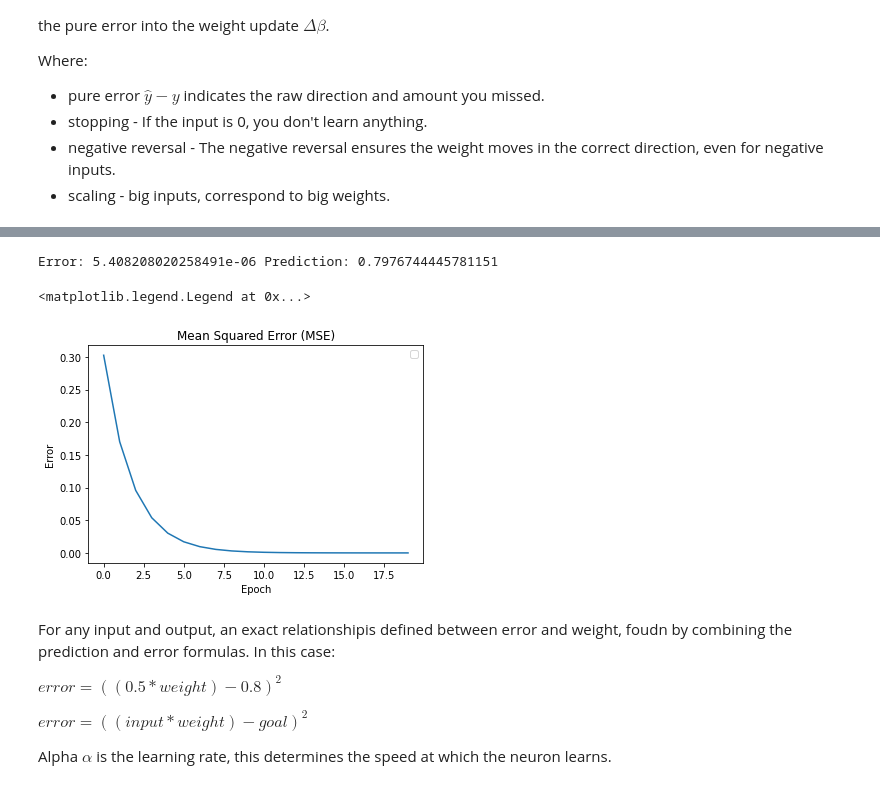
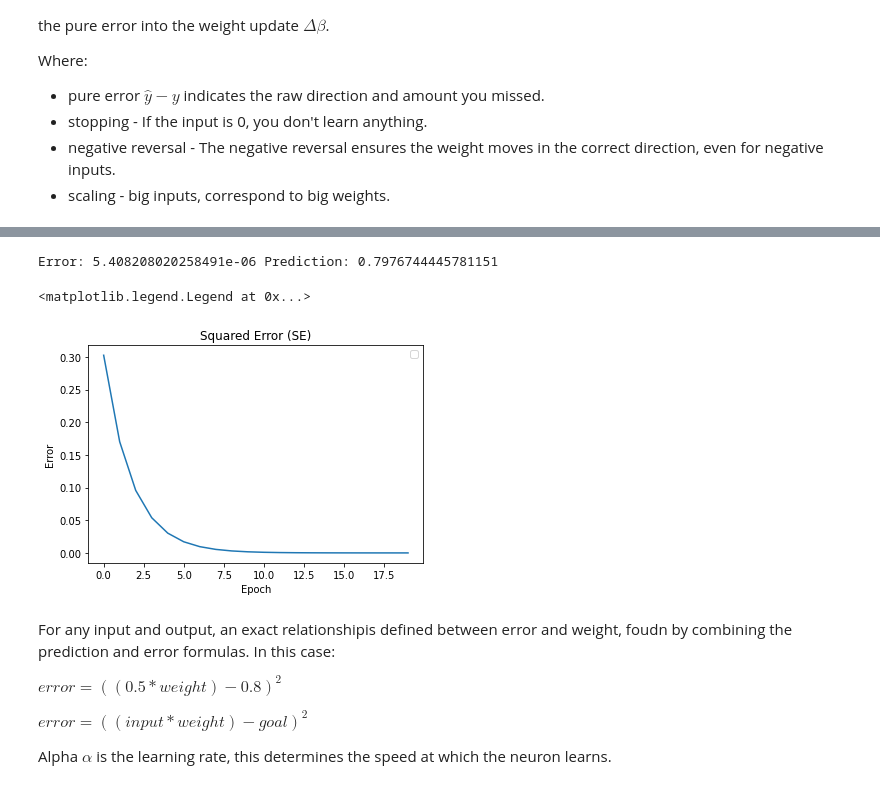
Before and after one commit to woodRock/grokking-deep-learning, a Jupyter notebook: chapter_4_gradient_descent.ipynb, the cells around one changed output, grey strips where cells are left out. Cells and saved outputs as stored; diff of their text form; code cells hidden in the pictures.

```diff
--- a/chapter_4_gradient_descent.ipynb
+++ b/chapter_4_gradient_descent.ipynb
@@ -131,11 +131,11 @@ for iteration in range(epochs):
     if iteration == epochs - 1:
         print(f"Error: {error} Prediction: {prediction}")
 
-# Here we MSE to show the neuron learning, "reducing error", over 20 training epochs.
+# Here we give Squared Error (SE) to show the neuron learning, "reducing error", over 20 training epochs.
 import matplotlib.pyplot as plt
 
 plt.plot(errors)
-plt.title("Mean Squared Error (MSE)")
+plt.title("Squared Error (SE)")
 plt.xlabel("Epoch")
 plt.ylabel("Error")
 plt.legend()
@@ -144,6 +144,6 @@ No handles with labels found to put in legend.
 Error: 5.408208020258491e-06 Prediction: 0.7976744445781151
 <matplotlib.legend.Legend at 0x...>
-[figure, old version]
+[figure, new version]
 # %% [markdown]
 For any input and output, an exact relationshipis defined between error and weight, foudn by combining the prediction and error formulas. In this case:
 
```
Also changed, not shown: parts of 6 cells of this notebook.
